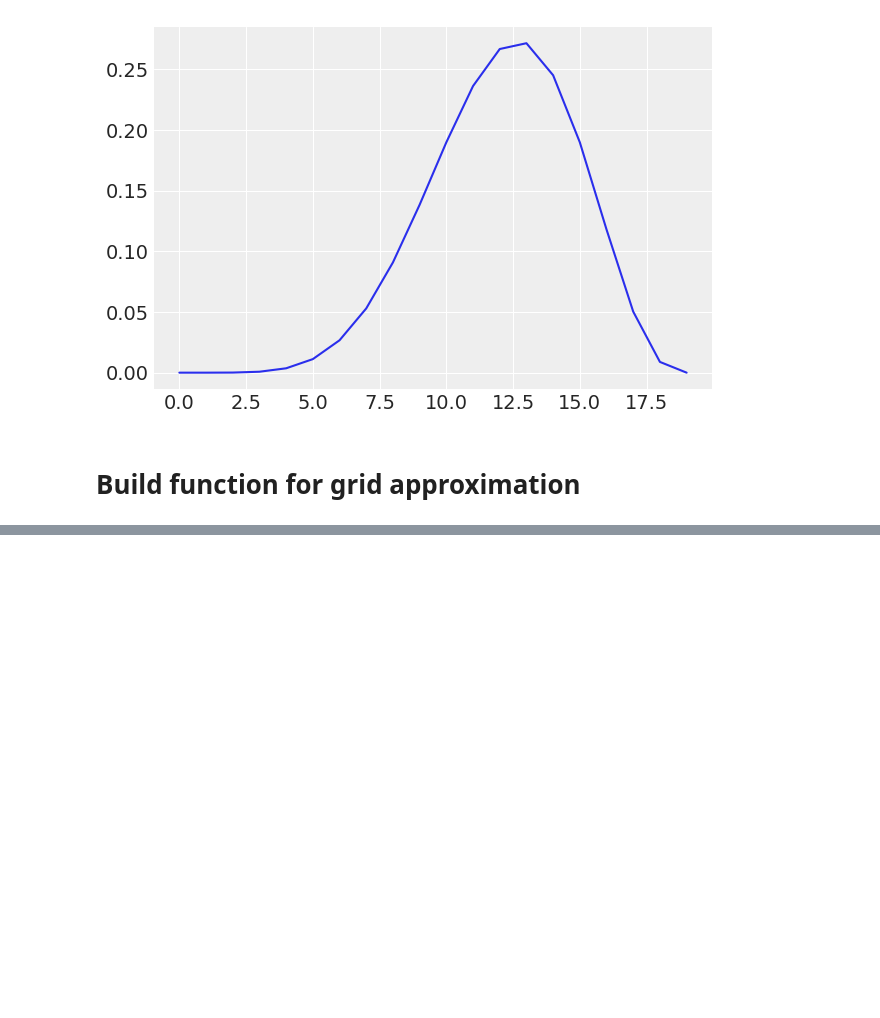
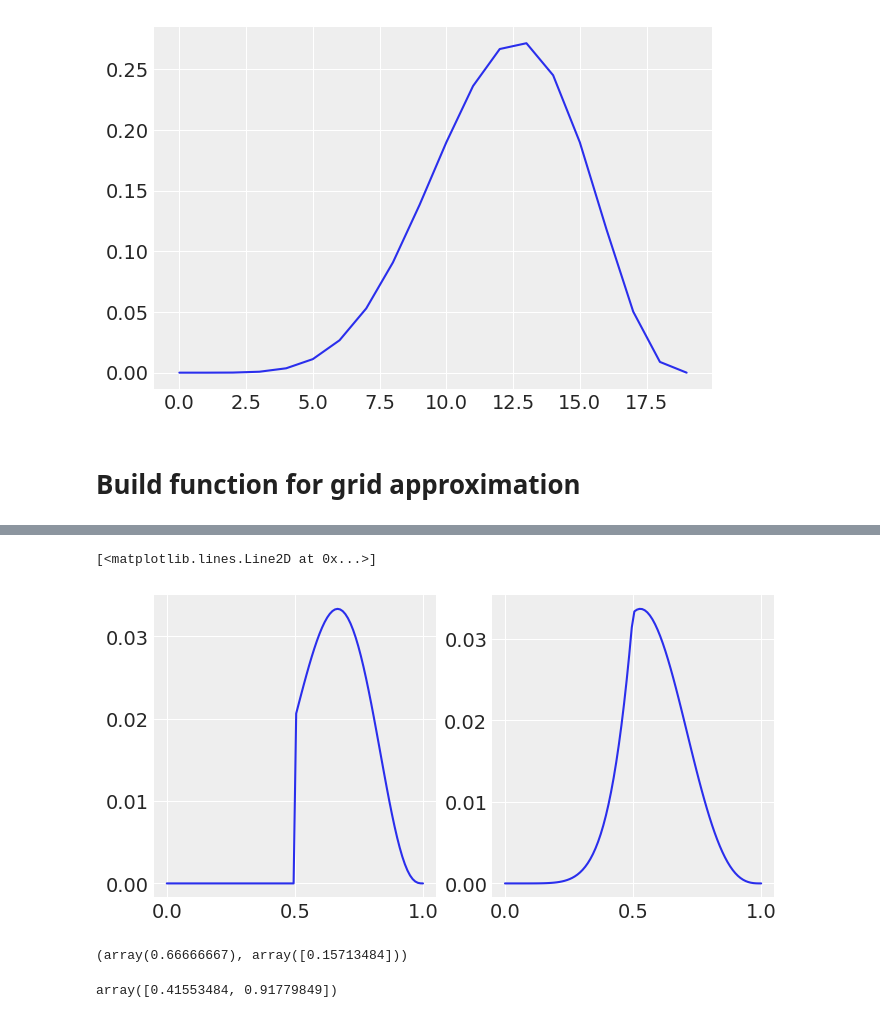
Before and after one commit to Voda88/Statistical-Rethinking, a Jupyter notebook: Exercises.ipynb, the cells around one changed output, grey strips where cells are left out. Saved outputs shown, nothing was run; the diff lists cells and outputs as text; code cells hidden in the pictures; blank space fills up the shorter version.

```diff
--- a/Exercises.ipynb
+++ b/Exercises.ipynb
@@ -58,0 +71,7 @@ az.plot_posterior(fine_posterior, ax=ax[1])
+# %%
+_,ax = plt.subplots(1,2,figsize=(8,4))
+ax[0].plot(test2[0], test2[1])
+ax[1].plot(test3[0], test3[1])
+# %% [output]
+[<matplotlib.lines.Line2D at 0x...>]
+[figure, added]
@@ -58,0 +80,17 @@ az.plot_posterior(fine_posterior, ax=ax[1])
+# %%
+with pm.Model() as normal_approximation:
+    p = pm.Uniform('p', 0, 1)
+    w = pm.Binomial('w', n=len(data) , p=p, observed=data.sum())
+    mean_q = pm.find_MAP()
+    std_q = ((1/pm.find_hessian(mean_q, vars = [p]))**0.5)[0]
+mean_q['p'], std_q
+# %% [output]
+(array(0.66666667), array([0.15713484]))
+# %%
+norm = stats.norm(mean_q, std_q)
+prob = 0.89
+z = stats.norm.ppf([(1-prob)/2, (1+prob)/2])
+pi = mean_q['p']+std_q*z
+pi
+# %% [output]
+array([0.41553484, 0.91779849])
```
Also changed, not shown: parts of 51 cells of this notebook.
